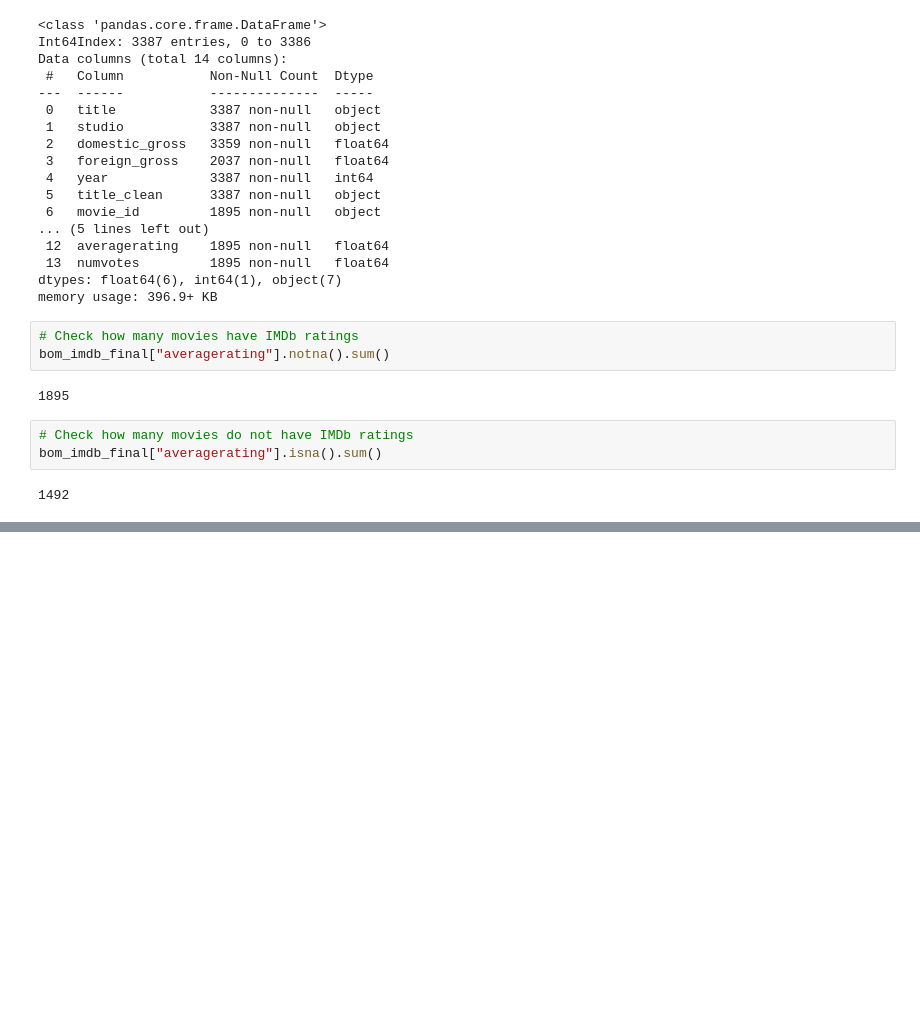
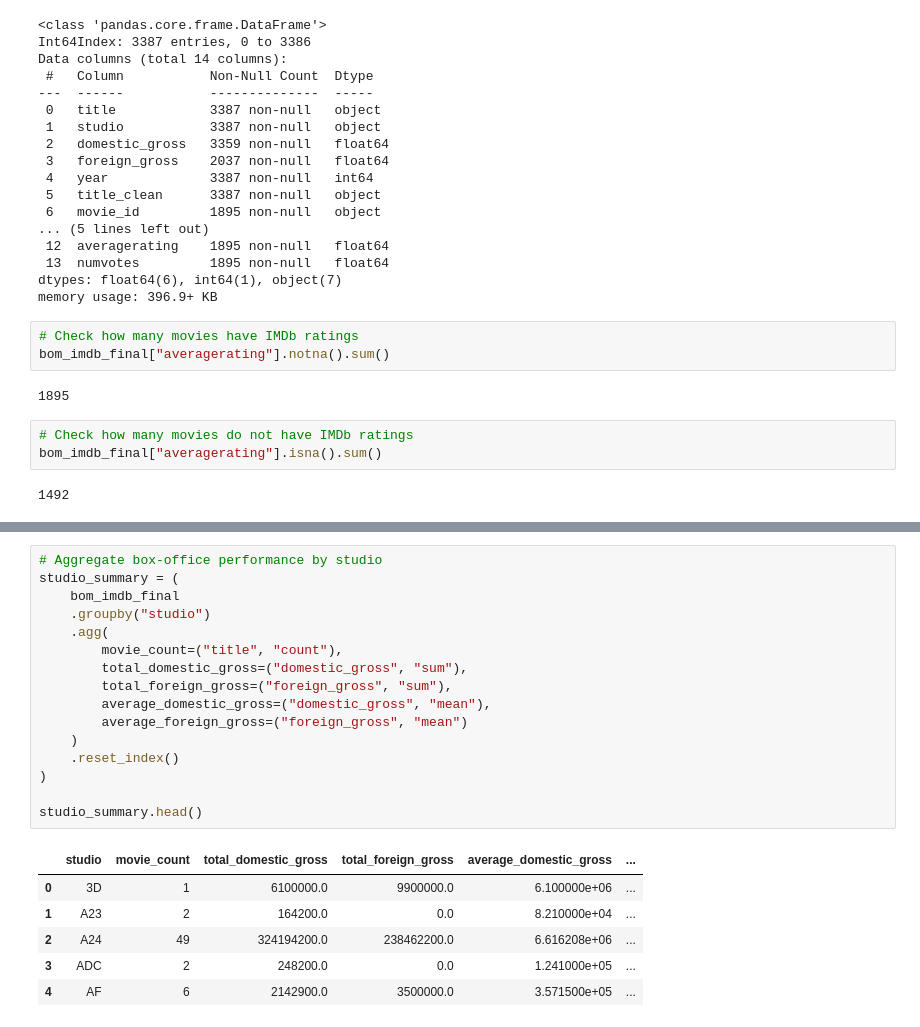
Before and after one commit to oliverkiplagat/Studio_Launch-Pad, a Jupyter notebook: student.ipynb, the cells around one changed output, grey strips where cells are left out. Saved outputs shown, nothing was run; the diff lists cells and outputs as text; blank space fills up the shorter version.

```diff
--- a/student.ipynb
+++ b/student.ipynb
@@ -1123,0 +1142,23 @@ bom_imdb_final["averagerating"].isna().sum()
+# %%
+# Aggregate box-office performance by studio
+studio_summary = (
+    bom_imdb_final
+    .groupby("studio")
+    .agg(
+        movie_count=("title", "count"),
+        total_domestic_gross=("domestic_gross", "sum"),
+        total_foreign_gross=("foreign_gross", "sum"),
+        average_domestic_gross=("domestic_gross", "mean"),
+        average_foreign_gross=("foreign_gross", "mean")
+    )
+    .reset_index()
+)
+
+studio_summary.head()
+# %% [output]
+|  | studio | movie_count | total_domestic_gross | total_foreign_gross | average_domestic_gross | ... |
+| 0 | 3D | 1 | 6100000.0 | 9900000.0 | 6.100000e+06 | ... |
+| 1 | A23 | 2 | 164200.0 | 0.0 | 8.210000e+04 | ... |
+| 2 | A24 | 49 | 324194200.0 | 238462200.0 | 6.616208e+06 | ... |
+| 3 | ADC | 2 | 248200.0 | 0.0 | 1.241000e+05 | ... |
+| 4 | AF | 6 | 2142900.0 | 3500000.0 | 3.571500e+05 | ... |
```
Also changed, not shown: parts of 4 cells of this notebook.
